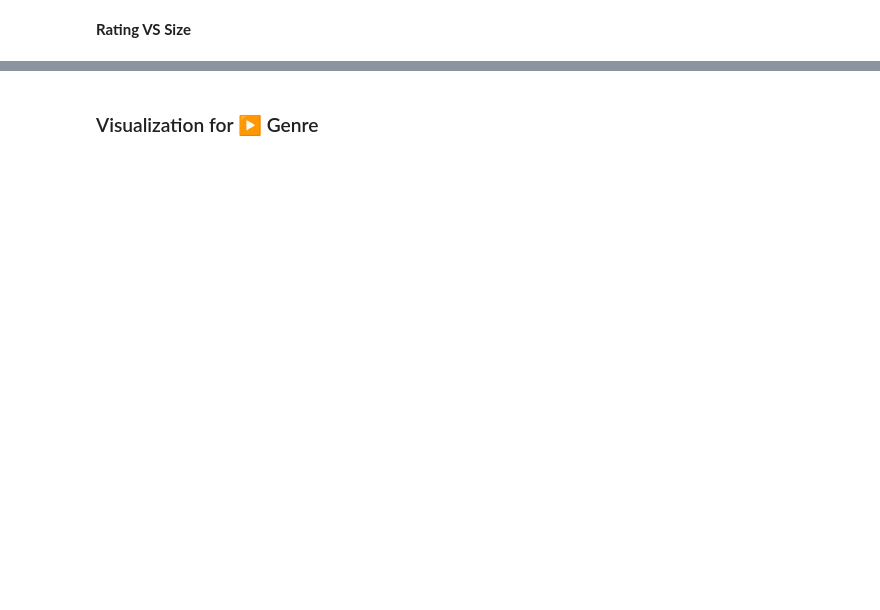
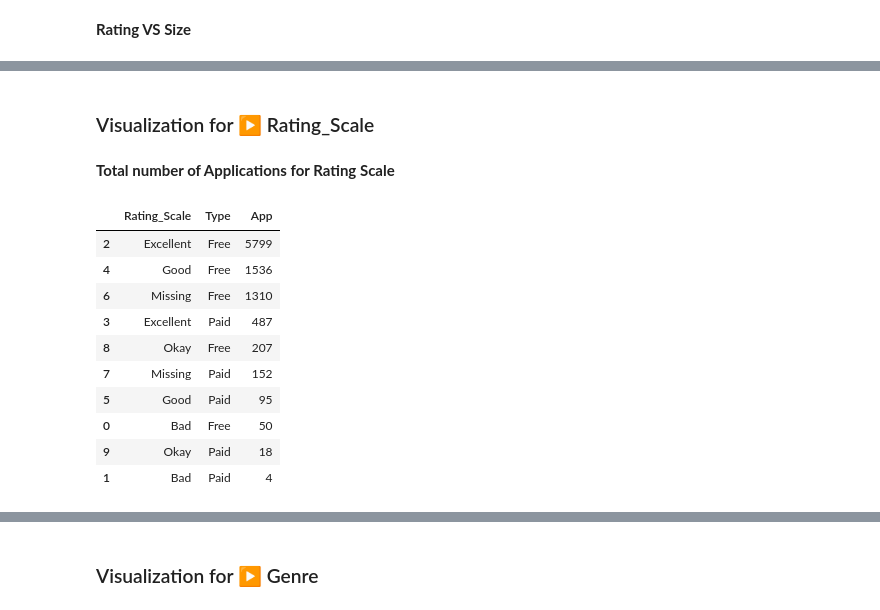
Before and after one commit to SairajNeelam/EDA---Google-Play-Store, a Jupyter notebook: EDA_Google_Play_Store_App.ipynb, the cells around one changed output, grey strips where cells are left out. Saved outputs shown, nothing was run; the diff lists cells and outputs as text; code cells hidden in the pictures; blank space fills up the shorter version.

```diff
--- a/EDA_Google_Play_Store_App.ipynb
+++ b/EDA_Google_Play_Store_App.ipynb
@@ -1065,3 +1065,23 @@ px.scatter(data_frame=GPStore,x='Rating',y='Size_in_MB',color='Size_in_MB',
            title="Scatter Plot Representing the effect of size on the number of rating (Rating Vs Size)")
 # %% [output]
 [interactive output not drawn]
+# %% [markdown]
+### Visualization for ▶ Rating_Scale
+# %% [markdown]
+**Total number of Applications for Rating Scale**
+# %%
+# grouping on Category and Type and aggregating on count so we get total count if apps
+app_count = GPStore[['App','Type','Rating_Scale']].groupby(['Rating_Scale','Type'],as_index=False).count().sort_values(by='App',ascending=False)
+app_count
+# %% [output]
+|  | Rating_Scale | Type | App |
+| 2 | Excellent | Free | 5799 |
+| 4 | Good | Free | 1536 |
+| 6 | Missing | Free | 1310 |
+| 3 | Excellent | Paid | 487 |
+| 8 | Okay | Free | 207 |
+| 7 | Missing | Paid | 152 |
+| 5 | Good | Paid | 95 |
+| 0 | Bad | Free | 50 |
+| 9 | Okay | Paid | 18 |
+| 1 | Bad | Paid | 4 |
```
Also changed, not shown: parts of 36 cells of this notebook.
